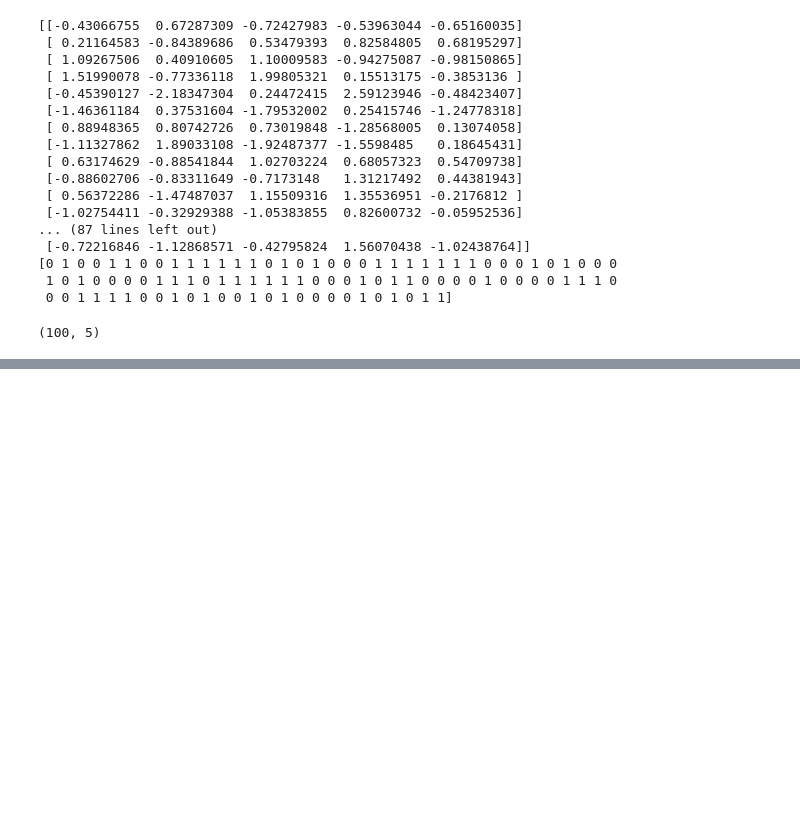
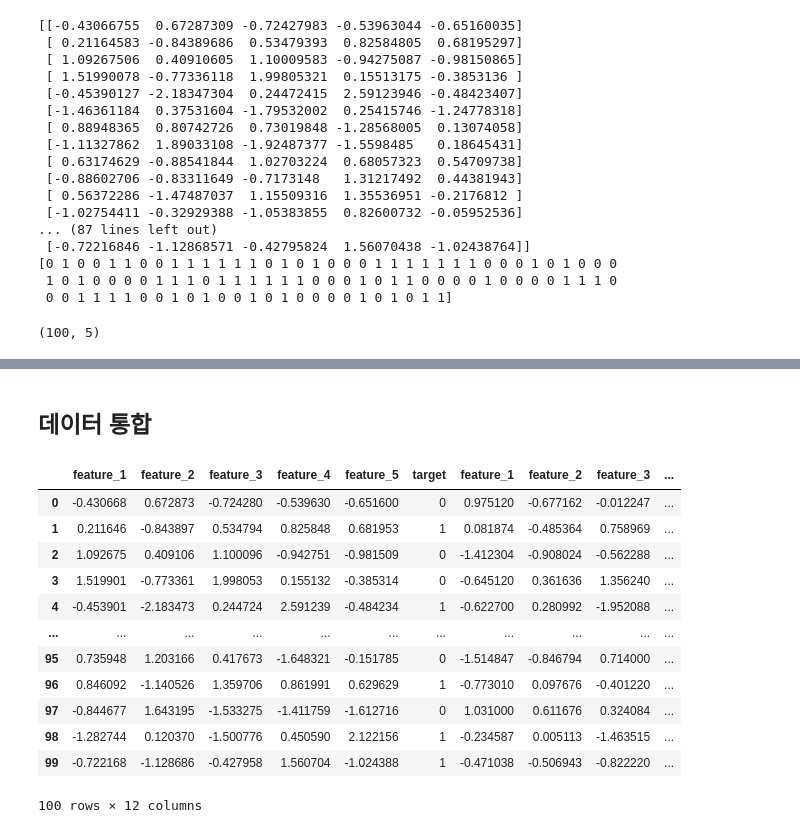
Before and after one commit to oakilae-droid/big0611, a Jupyter notebook: py/p04_머신러닝과딥러닝/ch02_전처리/ex07_전처리.ipynb, the cells around one changed output, grey strips where cells are left out. Drawn from its saved outputs; the diff is of its cells as text; code cells hidden in the pictures; blank space fills up the shorter version.

```diff
--- a/py/p04_머신러닝과딥러닝/ch02_전처리/ex07_전처리.ipynb
+++ b/py/p04_머신러닝과딥러닝/ch02_전처리/ex07_전처리.ipynb
@@ -37,0 +59,3 @@ X.shape
+# %%
+df['target'] = y
+df
@@ -49,0 +105,4 @@ def create_classification_data():
+# %%
+X, y = make_regression(n_samples=100, n_features=5, noise=0.1, random_state=42)
+print(X)
+print(y)
@@ -49,0 +127,4 @@ def create_classification_data():
+# %%
+df = pd.DataFrame(X, columns=[f'feature_{i+1}' for i in range(X.shape[1])])
+df['target'] = y
+df
@@ -49,0 +145,16 @@ def create_classification_data():
+# %%
+for column in df.columns[:-1]:
+    Q1 = df[column].quantile(0.25)
+    Q3 = df[column].quantile(0.75)
+    IQR = Q3 - Q1
+
+    # 하한선
+    lower_bound = Q1 - 1.5 * IQR
+    # 상한선
+    upper_bound = Q3 + 1.5 * IQR
+
+    print('Q1: ', Q1)
+    print('Q3: ', Q3)
+    print('IQR: ', IQR)
+    print('lower_bound: ', lower_bound)
+    print('upper_bound: ', upper_bound)
@@ -112,0 +354,20 @@ print('결측치 삭제:', regression_df['feature_3'].isna().sum())
+# %% [markdown]
+## 데이터 통합
+# %%
+# 수평 결합
+# axis=1: 결합의 축을 열(Column) 방향
+pd.concat([classification_df, regression_df], axis=1)
+# %% [output]
+|  | feature_1 | feature_2 | feature_3 | feature_4 | feature_5 | target | feature_1 | feature_2 | feature_3 | ... |
+| 0 | -0.430668 | 0.672873 | -0.724280 | -0.539630 | -0.651600 | 0 | 0.975120 | -0.677162 | -0.012247 | ... |
+| 1 | 0.211646 | -0.843897 | 0.534794 | 0.825848 | 0.681953 | 1 | 0.081874 | -0.485364 | 0.758969 | ... |
+| 2 | 1.092675 | 0.409106 | 1.100096 | -0.942751 | -0.981509 | 0 | -1.412304 | -0.908024 | -0.562288 | ... |
+| 3 | 1.519901 | -0.773361 | 1.998053 | 0.155132 | -0.385314 | 0 | -0.645120 | 0.361636 | 1.356240 | ... |
+| 4 | -0.453901 | -2.183473 | 0.244724 | 2.591239 | -0.484234 | 1 | -0.622700 | 0.280992 | -1.952088 | ... |
+| ... | ... | ... | ... | ... | ... | ... | ... | ... | ... | ... |
+| 95 | 0.735948 | 1.203166 | 0.417673 | -1.648321 | -0.151785 | 0 | -1.514847 | -0.846794 | 0.714000 | ... |
+| 96 | 0.846092 | -1.140526 | 1.359706 | 0.861991 | 0.629629 | 1 | -0.773010 | 0.097676 | -0.401220 | ... |
+| 97 | -0.844677 | 1.643195 | -1.533275 | -1.411759 | -1.612716 | 0 | 1.031000 | 0.611676 | 0.324084 | ... |
+| 98 | -1.282744 | 0.120370 | -1.500776 | 0.450590 | 2.122156 | 1 | -0.234587 | 0.005113 | -1.463515 | ... |
+| 99 | -0.722168 | -1.128686 | -0.427958 | 1.560704 | -1.024388 | 1 | -0.471038 | -0.506943 | -0.822220 | ... |
+100 rows × 12 columns
```
Also changed, not shown: parts of 31 cells of this notebook.
